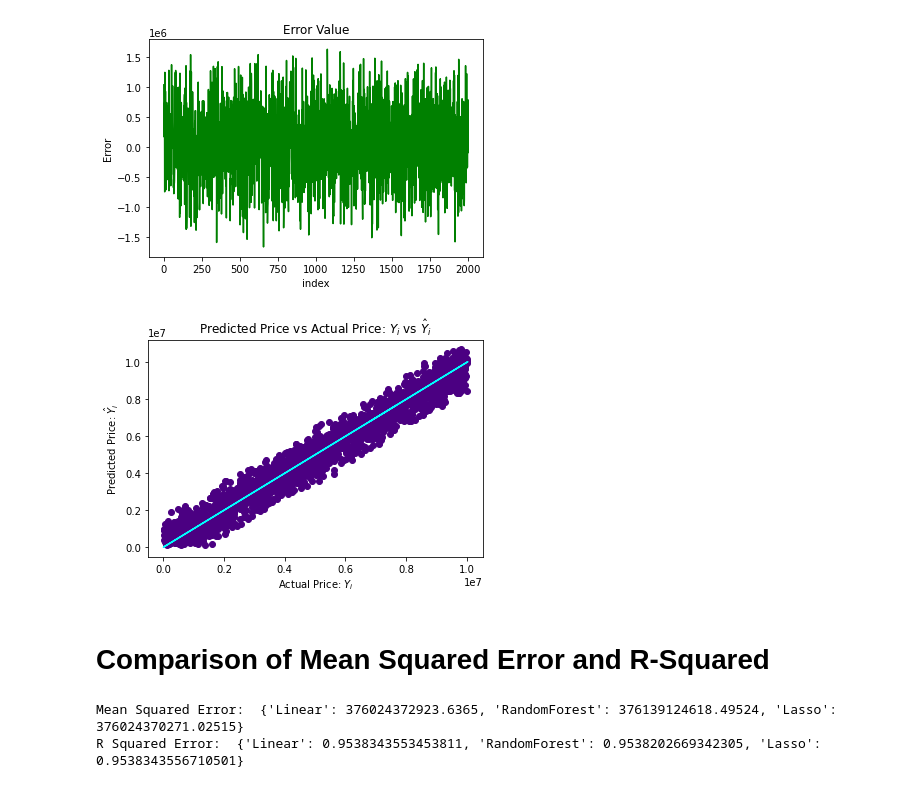
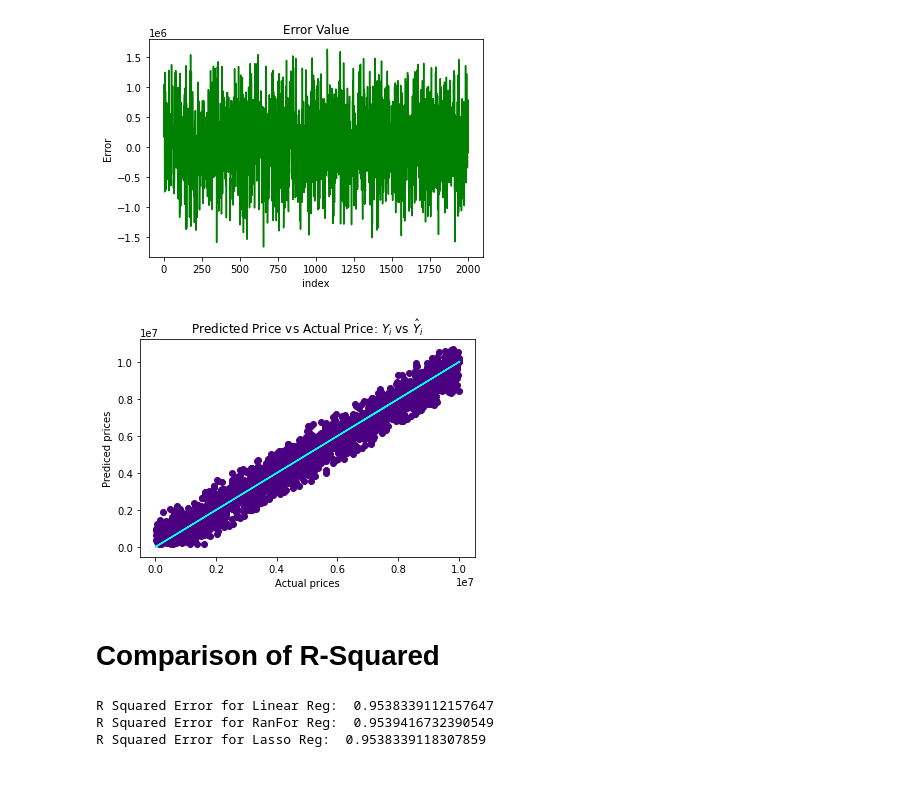
Before and after one commit to akshajt/Specialization-Regression, a Jupyter notebook: Paris Housing Regression Final.ipynb, the cells around one changed output. Saved outputs shown, nothing was run; the diff lists cells and outputs as text; code cells hidden in the pictures.

```diff
--- a/Paris Housing Regression Final.ipynb
+++ b/Paris Housing Regression Final.ipynb
@@ -111,5 +105,5 @@ plt.plot(housing['squareMeters'], housing['price'])
 ### Splitting the dataset
 # %%
 y = housing['price']
-X = housing.drop('price', axis=1)
+X = housing.drop(['price','cityCode'], axis=1)
 # %%
@@ -266,16 +259,14 @@ plt.show()
 # %% [output]
 [figure]
 # %%
-y_pred = ls.predict(X_test) #predictions on testing data
-# We plot predicted Y (y-axis) against actual Y (x-axis). Perfect predictions will lie on the diagonal. We see the diagonal trend, suggesting a 'good' fit
-
+y_pred = ls.predict(X_test)
 plt.scatter(y_test,y_pred, color='indigo')
 plt.plot(y_train, y_train, color='cyan')
-plt.xlabel("Actual Price: $Y_i$")
-plt.ylabel("Predicted Price: $\hat{Y}_i$")
+plt.xlabel('Actual prices')
+plt.ylabel('Prediced prices')
 plt.title("Predicted Price vs Actual Price: $Y_i$ vs $\hat{Y}_i$")
 plt.show()
 # %% [output]
-[figure, old version]
+[figure, new version]
 # %% [markdown]
-# Comparison of Mean Squared Error and R-Squared
+# Comparison of R-Squared
@@ -285,6 +273,8 @@ r_square = {'Linear':lin_r2, 'RandomForest':rf_r2, 'Lasso':ls_r2}
 # %%
-print('Mean Squared Error: ',mse)
-print('R Squared Error: ',r_square)
+print('R Squared Error for Linear Reg: ',lin_r2)
+print('R Squared Error for RanFor Reg: ',rf_r2)
+print('R Squared Error for Lasso Reg: ',ls_r2)
 # %% [output]
-Mean Squared Error:  {'Linear': 376024372923.6365, 'RandomForest': 376139124618.49524, 'Lasso': 376024370271.02515}
-R Squared Error:  {'Linear': 0.9538343553453811, 'RandomForest': 0.9538202669342305, 'Lasso': 0.9538343556710501}
+R Squared Error for Linear Reg:  0.9538339112157647
+R Squared Error for RanFor Reg:  0.9539416732390549
+R Squared Error for Lasso Reg:  0.9538339118307859
```
Also changed, not shown: parts of 17 cells of this notebook.
